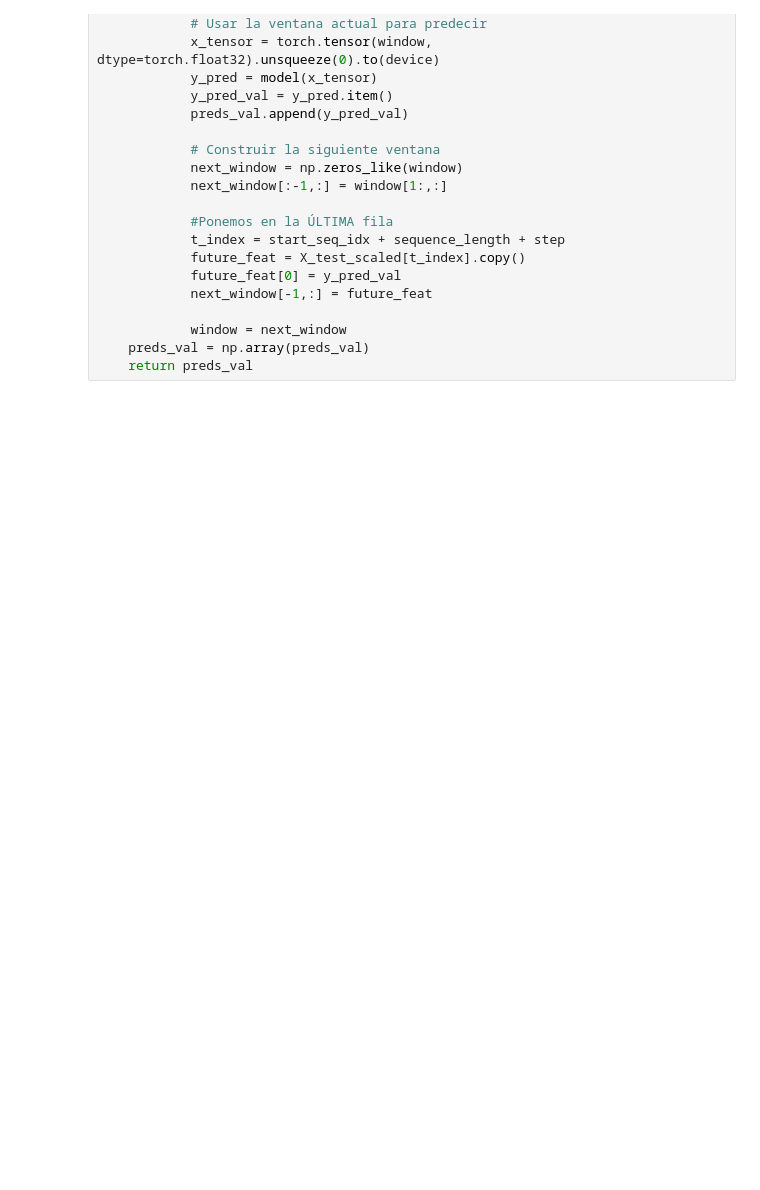
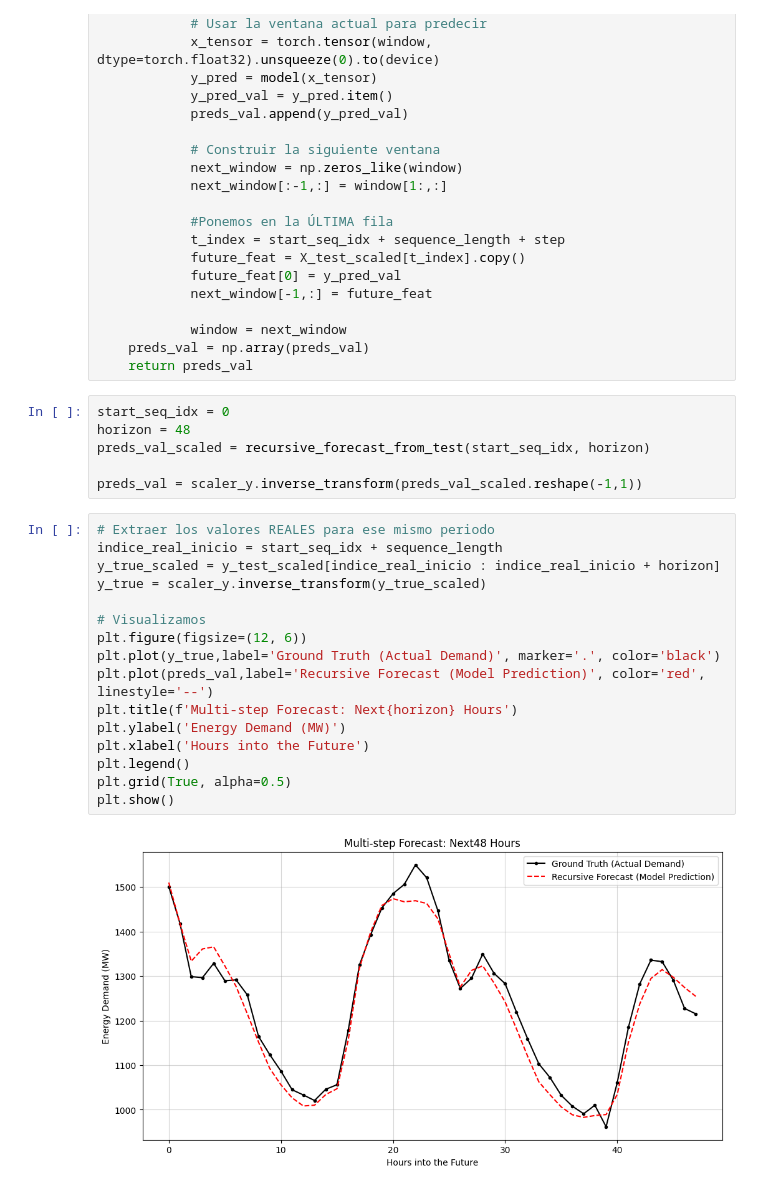
Before and after one commit to Ivo196/Electricity-Load-Forecasting, a Jupyter notebook: notebooks/02_preparacion_datos_y_ventanas.ipynb, the cells around one changed output. Cells and saved outputs as stored; diff of their text form; blank space fills up the shorter version.

Commit message:
feat: Implement data preparation, feature engineering, data scaling, and LSTM sequence generation in a new notebook.

```diff
--- a/notebooks/02_preparacion_datos_y_ventanas.ipynb
+++ b/notebooks/02_preparacion_datos_y_ventanas.ipynb
@@ -304,3 +304,27 @@ def recursive_forecast_from_test(start_seq_idx, horizon=24):
             window = next_window
     preds_val = np.array(preds_val)
     return preds_val
+# %%
+start_seq_idx = 0
+horizon = 48
+preds_val_scaled = recursive_forecast_from_test(start_seq_idx, horizon)
+
+preds_val = scaler_y.inverse_transform(preds_val_scaled.reshape(-1,1))
+# %%
+# Extraer los valores REALES para ese mismo periodo
+indice_real_inicio = start_seq_idx + sequence_length
+y_true_scaled = y_test_scaled[indice_real_inicio : indice_real_inicio + horizon]
+y_true = scaler_y.inverse_transform(y_true_scaled)
+
+# Visualizamos
+plt.figure(figsize=(12, 6))
+plt.plot(y_true,label='Ground Truth (Actual Demand)', marker='.', color='black')
+plt.plot(preds_val,label='Recursive Forecast (Model Prediction)', color='red', linestyle='--')
+plt.title(f'Multi-step Forecast: Next{horizon} Hours')
+plt.ylabel('Energy Demand (MW)')
+plt.xlabel('Hours into the Future')
+plt.legend()
+plt.grid(True, alpha=0.5)
+plt.show()
+# %% [output]
+[figure, added]
```
Also changed, not shown: parts of 3 cells of this notebook.
